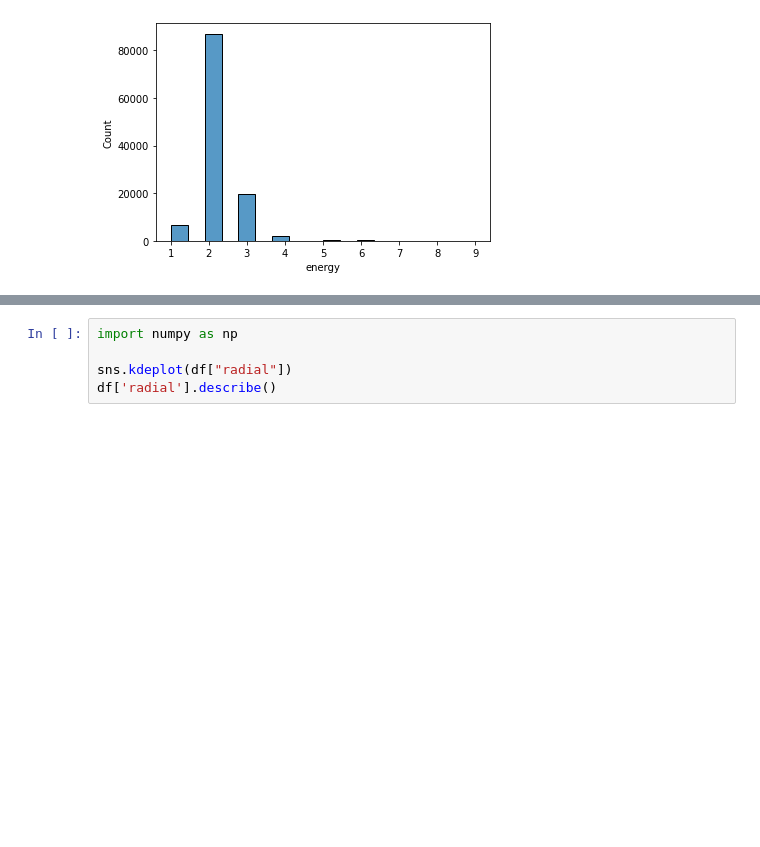
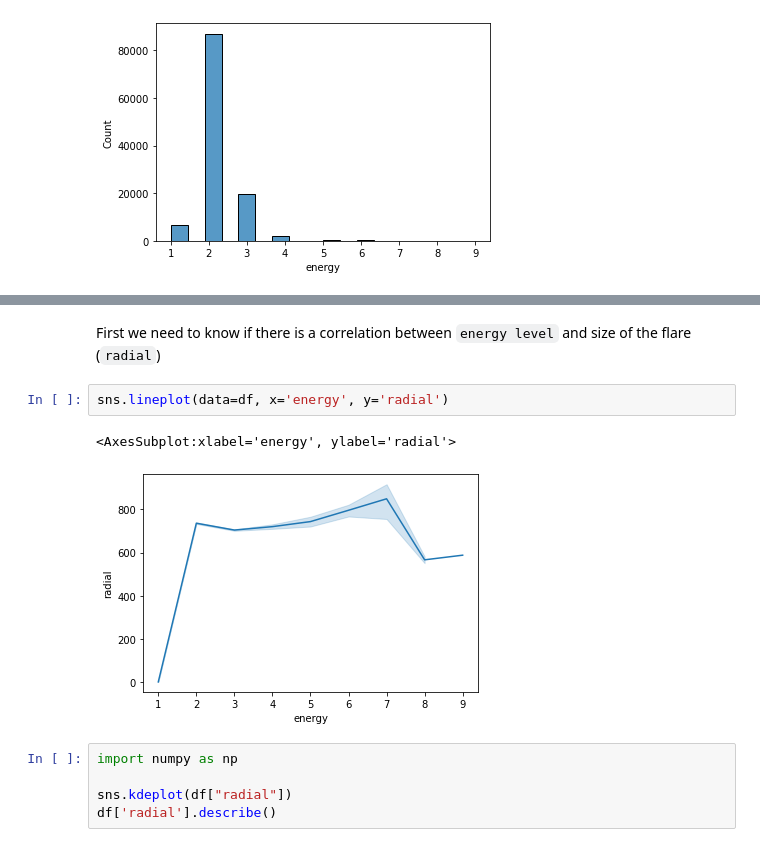
Before and after one commit to GBernard314/supreme-lamp, a Jupyter notebook: solar_flares.ipynb, the cells around one changed output, grey strips where cells are left out. Saved outputs shown, nothing was run; the diff lists cells and outputs as text; blank space fills up the shorter version.

Commit message:
contineud work but need help

````diff
--- a/solar_flares.ipynb
+++ b/solar_flares.ipynb
@@ -200,3 +240,10 @@ ValueError: The truth value of a Series is ambiguous. Use a.empty, a.bool(), a.i
+# %% [markdown]
+First we need to know if there is a correlation between ```energy level``` and size of the flare (```radial```)
+# %%
+sns.lineplot(data=df, x='energy', y='radial')
+# %% [output]
+<AxesSubplot:xlabel='energy', ylabel='radial'>
+[figure, added]
 # %%
 import numpy as np
 
````
Also changed, not shown: parts of 32 cells of this notebook.
